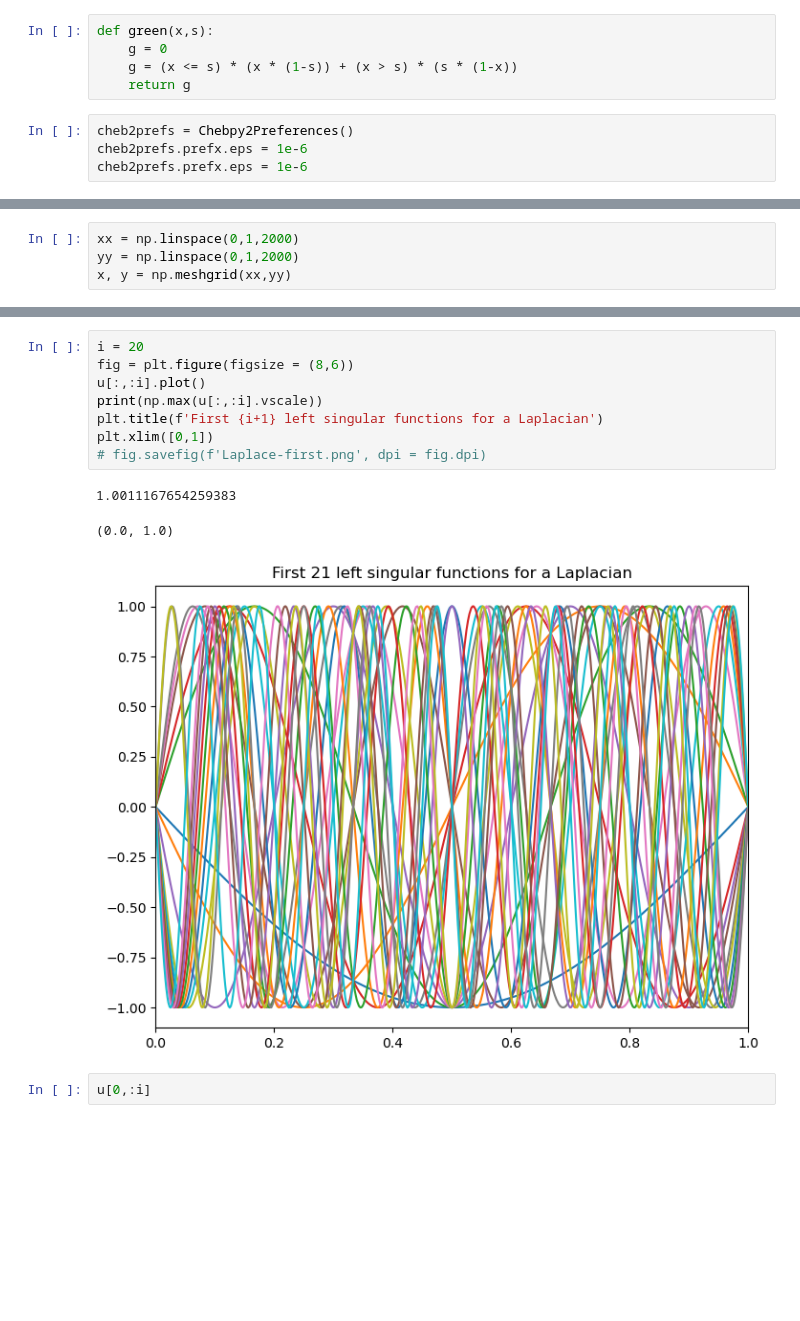
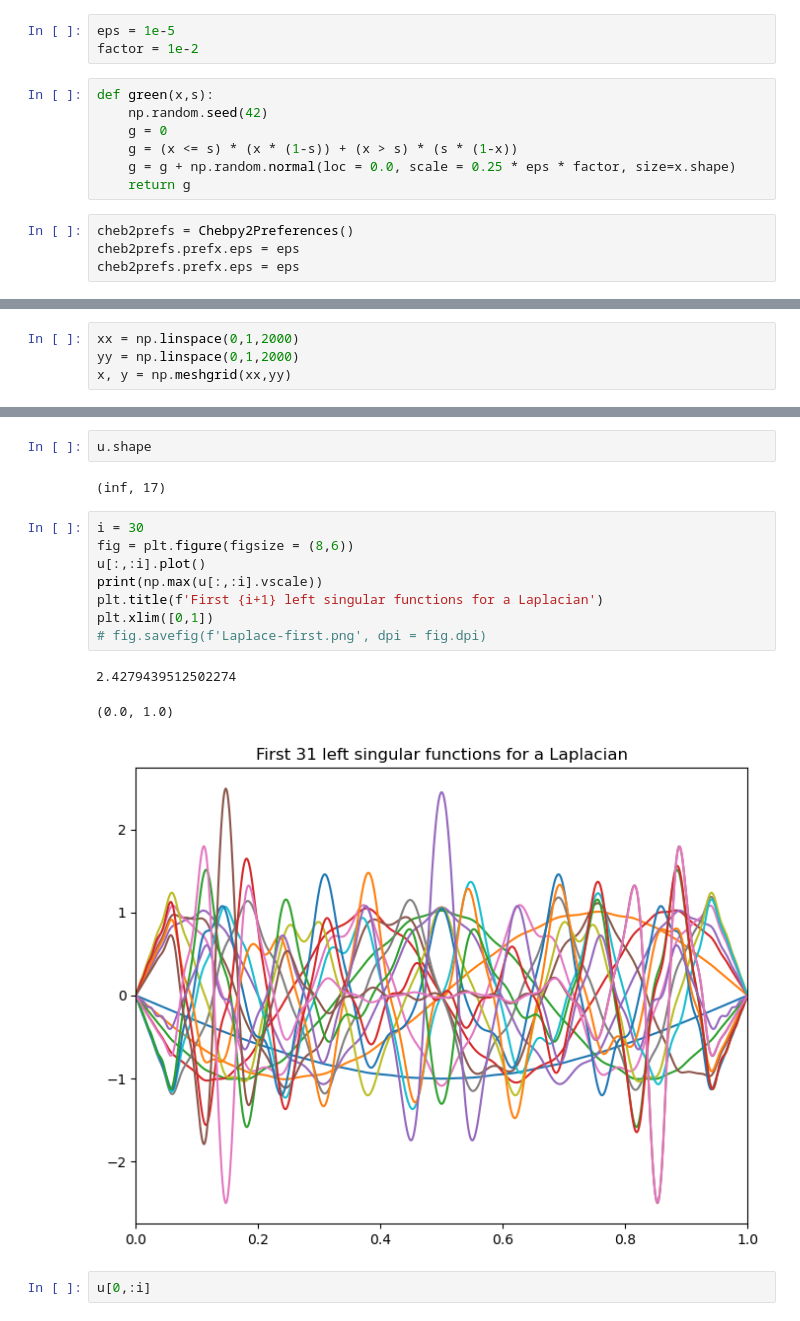
Before and after one commit to hsharsh/chebgreen, a Jupyter notebook: main/chebpy2.ipynb, the cells around one changed output, grey strips where cells are left out. Drawn from its saved outputs; the diff is of its cells as text; blank space fills up the shorter version.

```diff
--- a/main/chebpy2.ipynb
+++ b/main/chebpy2.ipynb
@@ -2,15 +2,20 @@
 from chebGreen.chebpy2 import Chebfun2, Chebpy2Preferences
 import numpy as np
 import matplotlib.pyplot as plt
+# %%
+eps = 1e-5
+factor = 1e-2
 # %%
 def green(x,s):
+    np.random.seed(42)
     g = 0
     g = (x <= s) * (x * (1-s)) + (x > s) * (s * (1-x))
+    g = g + np.random.normal(loc = 0.0, scale = 0.25 * eps * factor, size=x.shape)
     return g
 # %%
 cheb2prefs = Chebpy2Preferences()
-cheb2prefs.prefx.eps = 1e-6
-cheb2prefs.prefx.eps = 1e-6
+cheb2prefs.prefx.eps = eps
+cheb2prefs.prefx.eps = eps
 # %%
 %%time
 g = Chebfun2(green, domain = [0, 1, 0, 1], prefs = cheb2prefs)
@@ -60,15 +71,19 @@ Wall time: 37.1 s
+# %%
+u.shape
+# %% [output]
+(inf, 17)
 # %%
-i = 20
+i = 30
 fig = plt.figure(figsize = (8,6))
 u[:,:i].plot()
 print(np.max(u[:,:i].vscale))
 plt.title(f'First {i+1} left singular functions for a Laplacian')
 plt.xlim([0,1])
 # fig.savefig(f'Laplace-first.png', dpi = fig.dpi)
 # %% [output]
-1.0011167654259383
+2.4279439512502274
 (0.0, 1.0)
-[figure, old version]
+[figure, new version]
 # %%
 u[0,:i]
 # %% [output]
```
Also changed, not shown: parts of 6 cells of this notebook, 16 other files.
